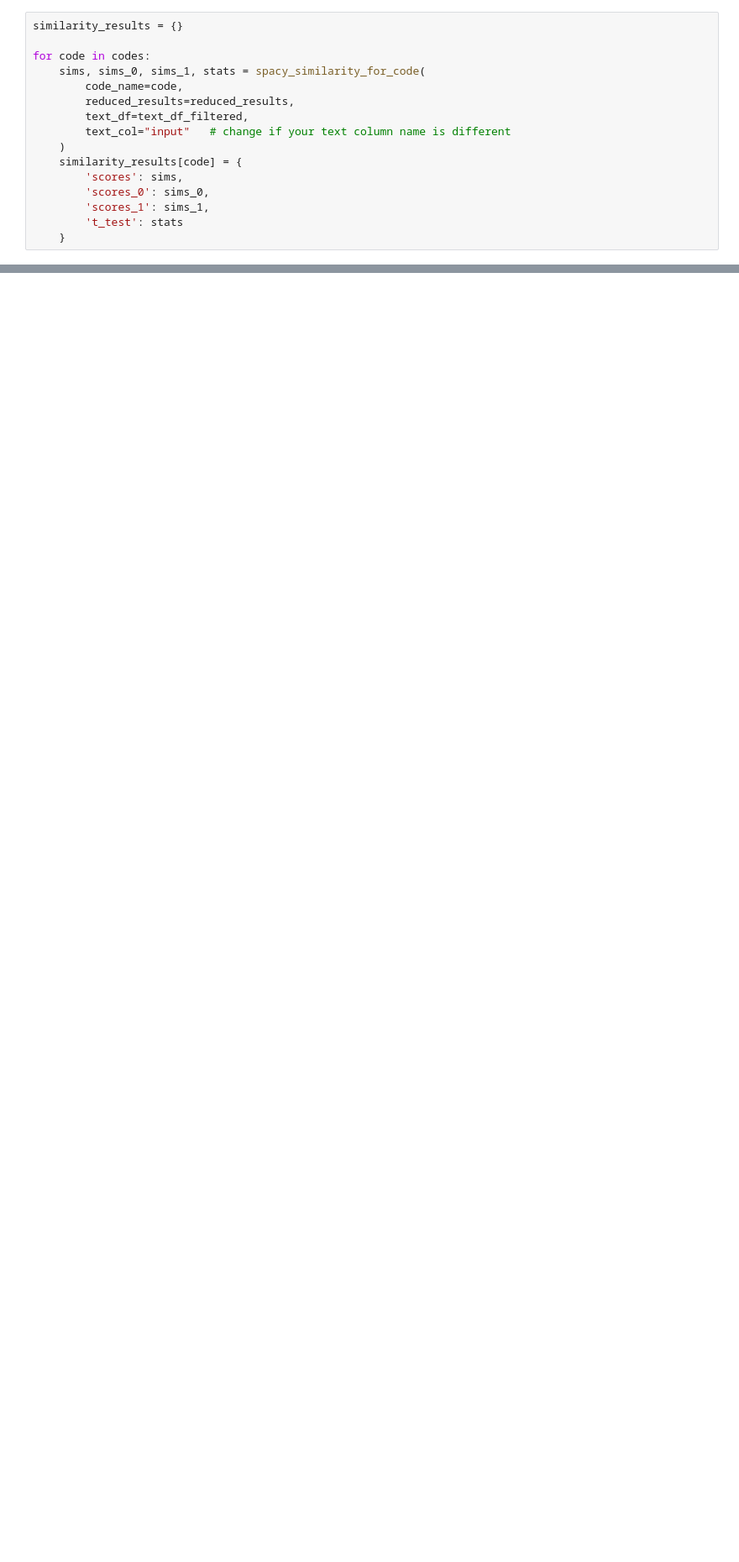
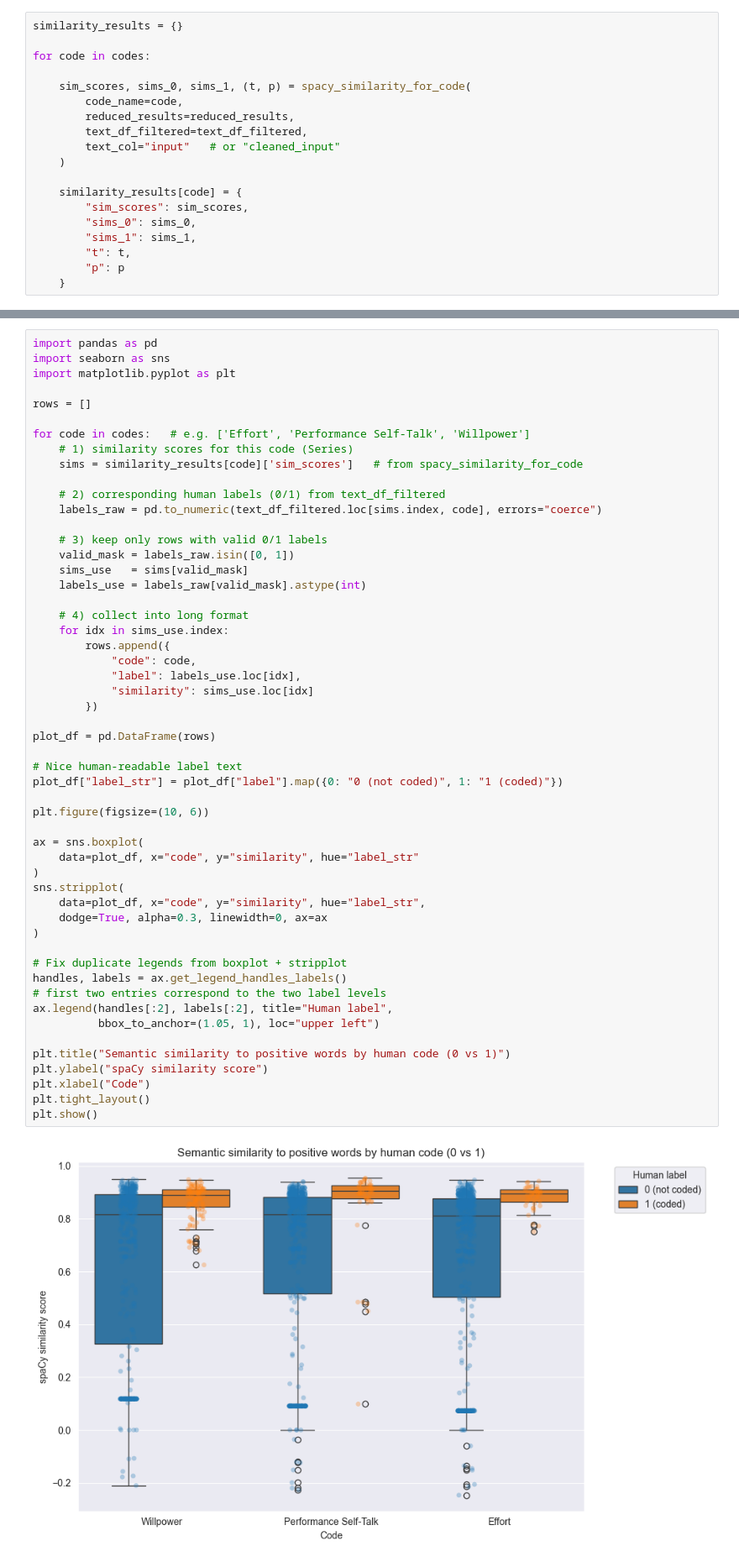
Before and after one commit to YBao7/NLP_Project, a Jupyter notebook: Semantic Similarity Assignment Code.ipynb, the cells around one changed output, grey strips where cells are left out. Shown at 84% size. Drawn from its saved outputs; the diff is of its cells as text; blank space fills up the shorter version.

Commit message:
Semantic Similarity: more developed after talking with Scott

```diff
--- a/Semantic Similarity Assignment Code.ipynb
+++ b/Semantic Similarity Assignment Code.ipynb
@@ -688,16 +552,19 @@ def spacy_similarity_for_code(code_name, reduced_results, text_df, text_col="inp
 similarity_results = {}
 
 for code in codes:
-    sims, sims_0, sims_1, stats = spacy_similarity_for_code(
+
+    sim_scores, sims_0, sims_1, (t, p) = spacy_similarity_for_code(
         code_name=code,
         reduced_results=reduced_results,
-        text_df=text_df_filtered,
-        text_col="input"   # change if your text column name is different
+        text_df_filtered=text_df_filtered,
+        text_col="input"   # or "cleaned_input"
     )
+
     similarity_results[code] = {
-        'scores': sims,
-        'scores_0': sims_0,
-        'scores_1': sims_1,
-        't_test': stats
+        "sim_scores": sim_scores,
+        "sims_0": sims_0,
+        "sims_1": sims_1,
+        "t": t,
+        "p": p
     }
 # %% [output]
@@ -759,0 +584,55 @@ plt.show()
+# %%
+import pandas as pd
+import seaborn as sns
+import matplotlib.pyplot as plt
+
+rows = []
+
+for code in codes:   # e.g. ['Effort', 'Performance Self-Talk', 'Willpower']
+    # 1) similarity scores for this code (Series)
+    sims = similarity_results[code]['sim_scores']   # from spacy_similarity_for_code
+
+    # 2) corresponding human labels (0/1) from text_df_filtered
+    labels_raw = pd.to_numeric(text_df_filtered.loc[sims.index, code], errors="coerce")
+
+    # 3) keep only rows with valid 0/1 labels
+    valid_mask = labels_raw.isin([0, 1])
+    sims_use   = sims[valid_mask]
+    labels_use = labels_raw[valid_mask].astype(int)
+
+    # 4) collect into long format
+    for idx in sims_use.index:
+        rows.append({
+            "code": code,
+            "label": labels_use.loc[idx],
+            "similarity": sims_use.loc[idx]
+        })
+
+plot_df = pd.DataFrame(rows)
+
+# Nice human-readable label text
+plot_df["label_str"] = plot_df["label"].map({0: "0 (not coded)", 1: "1 (coded)"})
+
+plt.figure(figsize=(10, 6))
+
+ax = sns.boxplot(
+    data=plot_df, x="code", y="similarity", hue="label_str"
+)
+sns.stripplot(
+    data=plot_df, x="code", y="similarity", hue="label_str",
+    dodge=True, alpha=0.3, linewidth=0, ax=ax
+)
+
+# Fix duplicate legends from boxplot + stripplot
+handles, labels = ax.get_legend_handles_labels()
+# first two entries correspond to the two label levels
+ax.legend(handles[:2], labels[:2], title="Human label",
+          bbox_to_anchor=(1.05, 1), loc="upper left")
+
+plt.title("Semantic similarity to positive words by human code (0 vs 1)")
+plt.ylabel("spaCy similarity score")
+plt.xlabel("Code")
+plt.tight_layout()
+plt.show()
+# %% [output]
+[figure, added]
```
Also changed, not shown: parts of 20 cells of this notebook, 1 other file.
